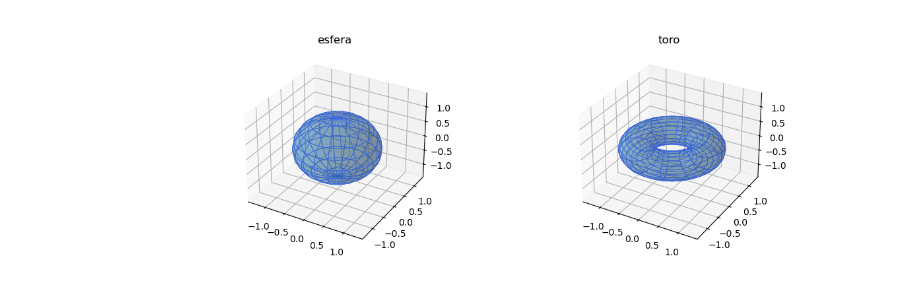
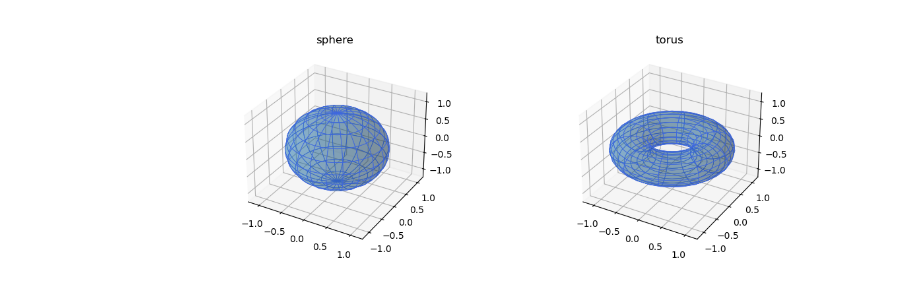
Before and after one commit to diego-fpv/diff-geo, a Jupyter notebook: n_cartas.ipynb, the cells around one changed output. Cells and saved outputs as stored; diff of their text form; code cells hidden in the pictures.

```diff
--- a/n_cartas.ipynb
+++ b/n_cartas.ipynb
@@ -33,28 +67,29 @@ En los ejemplos siguientes, representamos las superficies (esfera y toro) a trav
 # %%
-# Esfera y toro
+# coordinates
+x1 = np.reshape(np.linspace(0, np.pi, 31), (1, -1))
+x2 = np.reshape(np.linspace(0, 2 * np.pi, 61), (-1, 1))
 
-θ = np.reshape(np.linspace(0, np.pi, 31), (1, -1))
-ϕ = np.reshape(np.linspace(0, 2 * np.pi, 61), (-1, 1))
+# build points in R^3 as functions of the coordinates
+x = dict()
+y = dict()
+z = dict()
 
-x1 = dict()
-x2 = dict()
-x3 = dict()
+x["sphere"] = np.sin(x1) * np.cos(x2)
+y["sphere"] = np.sin(x1) * np.sin(x2)
+z["sphere"] = np.cos(x1) * np.ones(x2.shape)
 
-x1["esfera"] = np.sin(θ) * np.cos(ϕ)
-x2["esfera"] = np.sin(θ) * np.sin(ϕ)
-x3["esfera"] = np.cos(θ) * np.ones(ϕ.shape)
+x["torus"] = np.cos(2 * x1) * (0.8 + 0.4 * np.cos(x2))
+y["torus"] = np.sin(2 * x1) * (0.8 + 0.4 * np.cos(x2))
+z["torus"] = 0.4 * np.sin(x2)
 
-x1["toro"] = np.cos(2 * θ) * (0.8 + 0.4 * np.cos(ϕ))
-x2["toro"] = np.sin(2 * θ) * (0.8 + 0.4 * np.cos(ϕ))
-x3["toro"] = 0.4 * np.sin(ϕ)
+# plot
+fig, axs = plt.subplots(1, len(z), subplot_kw={"projection": "3d"}, figsize= (12, 4))
 
-fig, axs = plt.subplots(1, len(x3), subplot_kw={"projection": "3d"}, figsize= (12, 4))
-
-for key, ax in zip(x3.keys(), axs):
-    ax.plot_surface(x1[key], x2[key], x3[key], edgecolor='royalblue', lw=0.5, rstride=3, cstride=3, alpha=0.3)
+for key, ax in zip(z.keys(), axs):
+    ax.plot_surface(x[key], y[key], z[key], edgecolor='royalblue', lw=0.5, rstride=3, cstride=3, alpha=0.3)
     ax.set_title(key)
-    ax.set_xlim(-1.4, 1.4)
-    ax.set_ylim(-1.4, 1.4)
-    ax.set_zlim(-1.4, 1.4)
+    ax.set_xlim(-1.2, 1.2)
+    ax.set_ylim(-1.2, 1.2)
+    ax.set_zlim(-1.2, 1.2)
 # %% [output]
-[figure, old version]
+[figure, new version]
```
Also changed, not shown: parts of 13 cells of this notebook.
